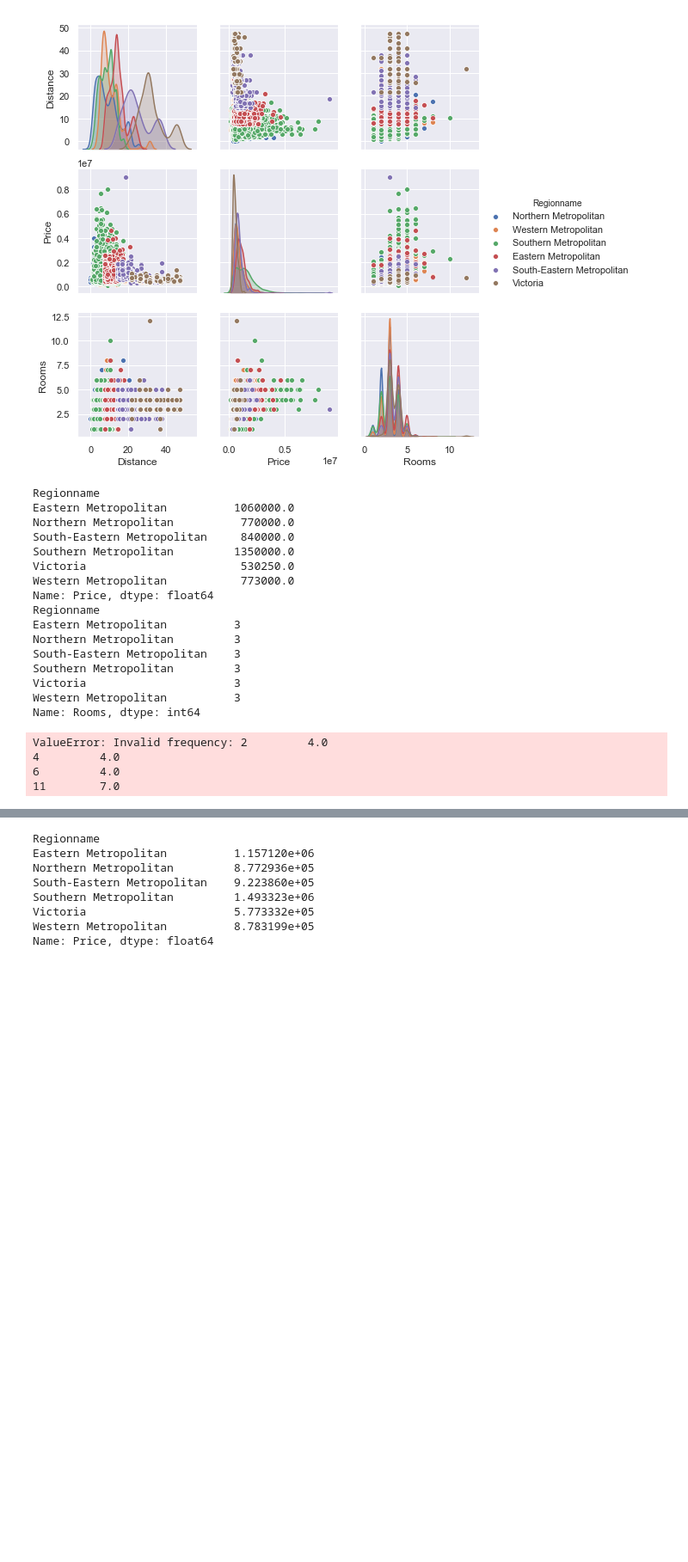
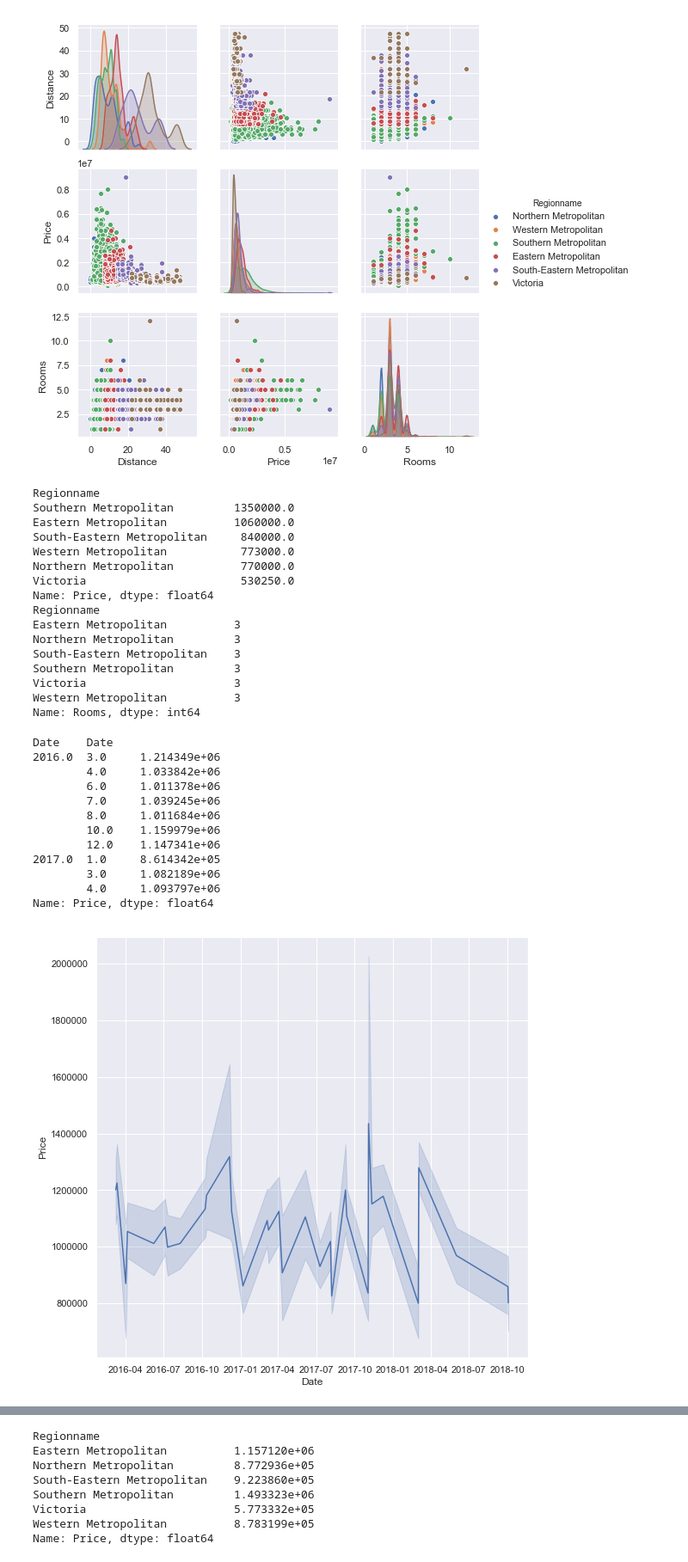
Before and after one commit to drewlehe/Melbourne-Housing, a Jupyter notebook: aus housing.ipynb, the cells around one changed output, grey strips where cells are left out. Shown at 86% size. Drawn from its saved outputs; the diff is of its cells as text; code cells hidden in the pictures; blank space fills up the shorter version.

```diff
--- a/aus housing.ipynb
+++ b/aus housing.ipynb
@@ -72,17 +72,17 @@ sns.pairplot(data=df, vars=['Distance','Price','Rooms'], hue = 'Regionname')
 #print(groups['Price'])
 #df.sort_values(by='Price').median()
 med_price = df.groupby('Regionname')['Price'].agg(np.median)
-print(med_price)
+print(med_price.sort_values(ascending=False))
 med_rooms = df.groupby('Regionname')['Rooms'].agg(np.median)
 print(med_rooms)
 # %% [output]
 Regionname
+Southern Metropolitan         1350000.0
 Eastern Metropolitan          1060000.0
+South-Eastern Metropolitan     840000.0
+Western Metropolitan           773000.0
 Northern Metropolitan          770000.0
-South-Eastern Metropolitan     840000.0
-Southern Metropolitan         1350000.0
 Victoria                       530250.0
-Western Metropolitan           773000.0
 Name: Price, dtype: float64
 Regionname
 Eastern Metropolitan          3
@@ -95,23 +95,33 @@ Name: Rooms, dtype: int64
 # %%
 #Make plot of monthly median price through time
 from pandas import Series
 year = df['Date'].dt.year
-index=pd.date_range(start="01/01/2016",periods= 36, freq="M")
-#monthly= df['Price'].sort_index().rolling(1,freq="m").mean()
-#price = df['Price'].rolling('M')
-priceroll= df['Price'].resample(df['Date'].dt.month).mean()
-#sns.lineplot(x=df['Date'],y=df['Price'].mean(),data=df)
-#approach2 = df['Price'].groupby((df['Date'].dt.year, df['Date'].dt.month)).median()
+month= df['Date'].dt.month
+#index=pd.date_range(start="01/01/2016",periods= 36, freq="M")
 
-#print(df.Price.median())
-#months= df['Price'].asfreq('m').mean()
+monthlymean = df['Price'].groupby((year, month)).mean()
+print(approach2.head(10))
+plt.figure(figsize=(9,9))
+
+sns.lineplot(x=df['Date'],y=df['Price'],data=monthlymean, legend=False)
+plt.show()
+#approach2.plot(x=df['Date'].dt.month, kind='line')
 #ao = Series(df['Price'].mean(), index=df['Date'])
 #approach2.plot()
 # %% [output]
-ValueError: Invalid frequency: 2         4.0
-4         4.0
-6         4.0
-11        7.0
+Date    Date
+2016.0  3.0     1.214349e+06
+        4.0     1.033842e+06
+        6.0     1.011378e+06
+        7.0     1.039245e+06
+        8.0     1.011684e+06
+        10.0    1.159979e+06
+        12.0    1.147341e+06
+2017.0  1.0     8.614342e+05
+        3.0     1.082189e+06
+        4.0     1.093797e+06
+Name: Price, dtype: float64
+[figure, added]
 # %%
 from sklearn.model_selection import train_test_split
 from sklearn.metrics import mean_squared_error as MSE
```
Also changed, not shown: parts of 6 cells of this notebook.
